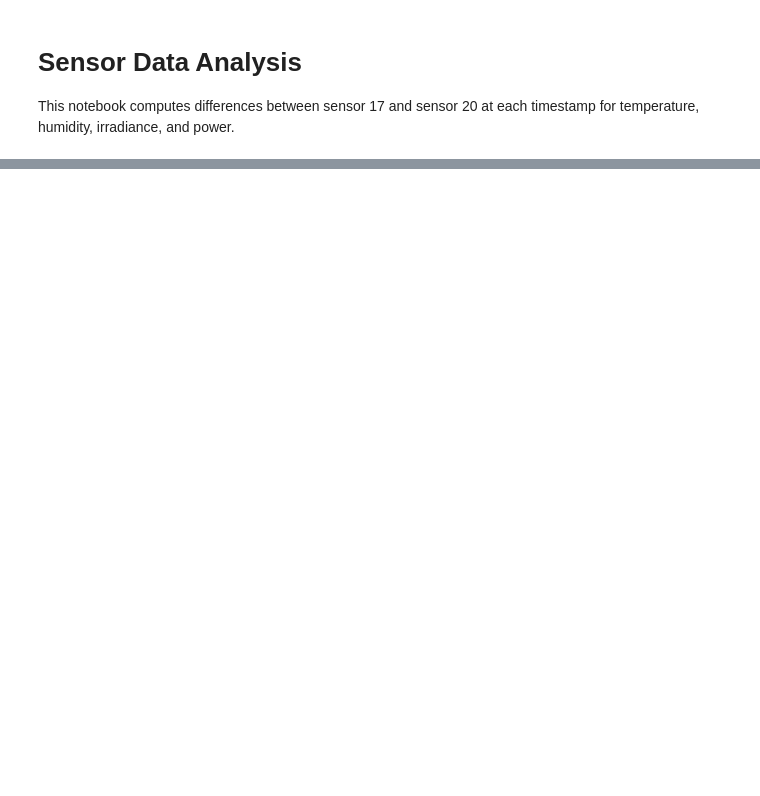
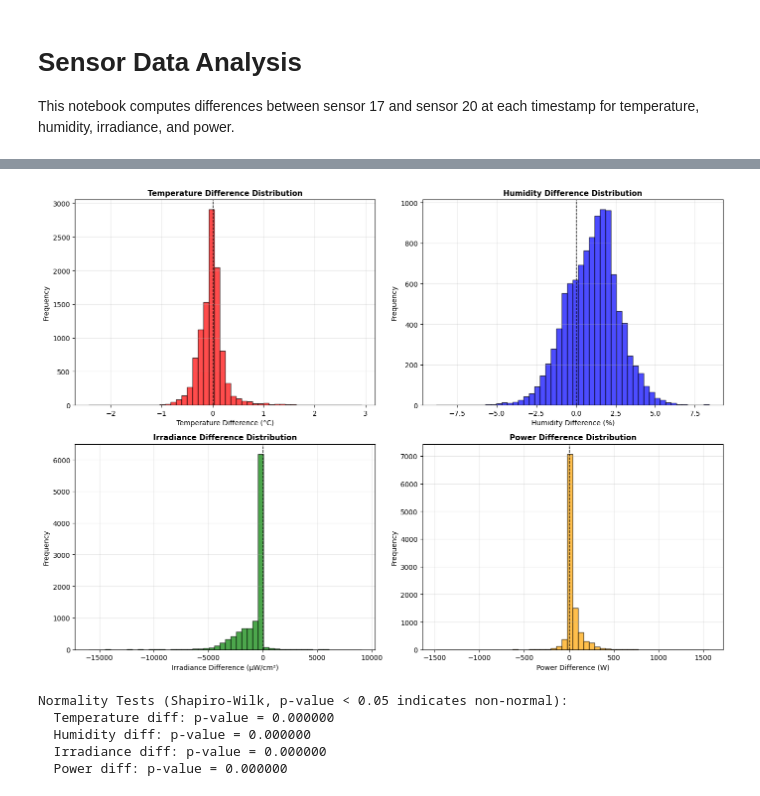
Before and after one commit to nhphuong2504/agrivoltaics, a Jupyter notebook: analyze.ipynb, the cells around one changed output, grey strips where cells are left out. Saved outputs shown, nothing was run; the diff lists cells and outputs as text; code cells hidden in the pictures; blank space fills up the shorter version.

Commit message:
find distribution

```diff
--- a/analyze.ipynb
+++ b/analyze.ipynb
@@ -80,0 +193,53 @@ print(f"File contains {len(differences)} rows with differences at each timestamp
+# %%
+# Distribution analysis of differences
+fig, axes = plt.subplots(2, 2, figsize=(14, 10))
+
+# Temperature difference distribution
+axes[0, 0].hist(differences['temp_diff_C'], bins=50, color='red', alpha=0.7, edgecolor='black')
+axes[0, 0].axvline(x=0, color='black', linestyle='--', linewidth=1)
+axes[0, 0].set_xlabel('Temperature Difference (°C)', fontsize=10)
+axes[0, 0].set_ylabel('Frequency', fontsize=10)
+axes[0, 0].set_title('Temperature Difference Distribution', fontsize=11, fontweight='bold')
+axes[0, 0].grid(True, alpha=0.3)
+
+# Humidity difference distribution
+axes[0, 1].hist(differences['humidity_diff_pct'], bins=50, color='blue', alpha=0.7, edgecolor='black')
+axes[0, 1].axvline(x=0, color='black', linestyle='--', linewidth=1)
+axes[0, 1].set_xlabel('Humidity Difference (%)', fontsize=10)
+axes[0, 1].set_ylabel('Frequency', fontsize=10)
+axes[0, 1].set_title('Humidity Difference Distribution', fontsize=11, fontweight='bold')
+axes[0, 1].grid(True, alpha=0.3)
+
+# Irradiance difference distribution
+axes[1, 0].hist(differences['irradiance_diff'], bins=50, color='green', alpha=0.7, edgecolor='black')
+axes[1, 0].axvline(x=0, color='black', linestyle='--', linewidth=1)
+axes[1, 0].set_xlabel('Irradiance Difference (μW/cm²)', fontsize=10)
+axes[1, 0].set_ylabel('Frequency', fontsize=10)
+axes[1, 0].set_title('Irradiance Difference Distribution', fontsize=11, fontweight='bold')
+axes[1, 0].grid(True, alpha=0.3)
+
+# Power difference distribution
+axes[1, 1].hist(differences['power_diff_W'], bins=50, color='orange', alpha=0.7, edgecolor='black')
+axes[1, 1].axvline(x=0, color='black', linestyle='--', linewidth=1)
+axes[1, 1].set_xlabel('Power Difference (W)', fontsize=10)
+axes[1, 1].set_ylabel('Frequency', fontsize=10)
+axes[1, 1].set_title('Power Difference Distribution', fontsize=11, fontweight='bold')
+axes[1, 1].grid(True, alpha=0.3)
+
+plt.tight_layout()
+plt.show()
+
+# Check for normality
+from scipy import stats
+print("Normality Tests (Shapiro-Wilk, p-value < 0.05 indicates non-normal):")
+print(f"  Temperature diff: p-value = {stats.shapiro(differences['temp_diff_C'].sample(min(5000, len(differences))))[1]:.6f}")
+print(f"  Humidity diff: p-value = {stats.shapiro(differences['humidity_diff_pct'].sample(min(5000, len(differences))))[1]:.6f}")
+print(f"  Irradiance diff: p-value = {stats.shapiro(differences['irradiance_diff'].sample(min(5000, len(differences))))[1]:.6f}")
+print(f"  Power diff: p-value = {stats.shapiro(differences['power_diff_W'].sample(min(5000, len(differences))))[1]:.6f}")
+# %% [output]
+[figure, added]
+Normality Tests (Shapiro-Wilk, p-value < 0.05 indicates non-normal):
+  Temperature diff: p-value = 0.000000
+  Humidity diff: p-value = 0.000000
+  Irradiance diff: p-value = 0.000000
+  Power diff: p-value = 0.000000
```
Also changed, not shown: parts of 23 cells of this notebook, 1 other file.
